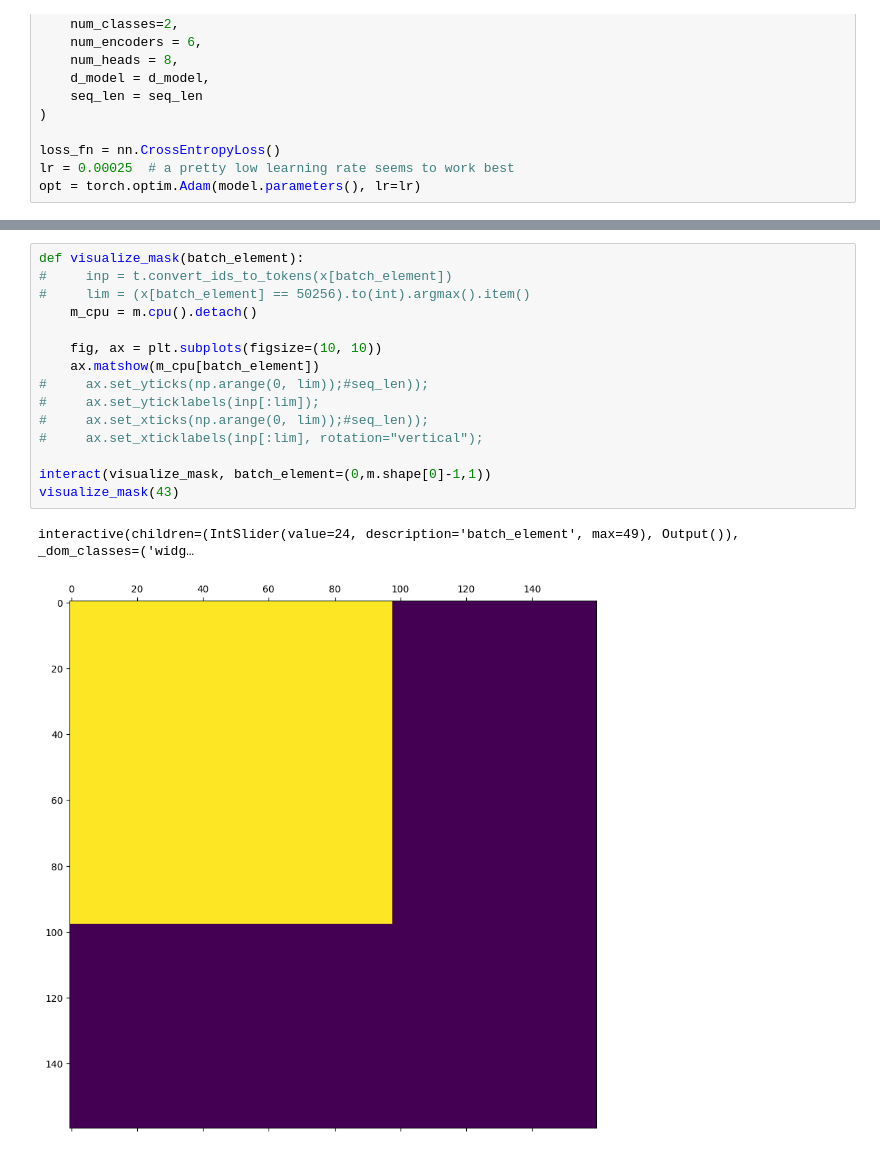
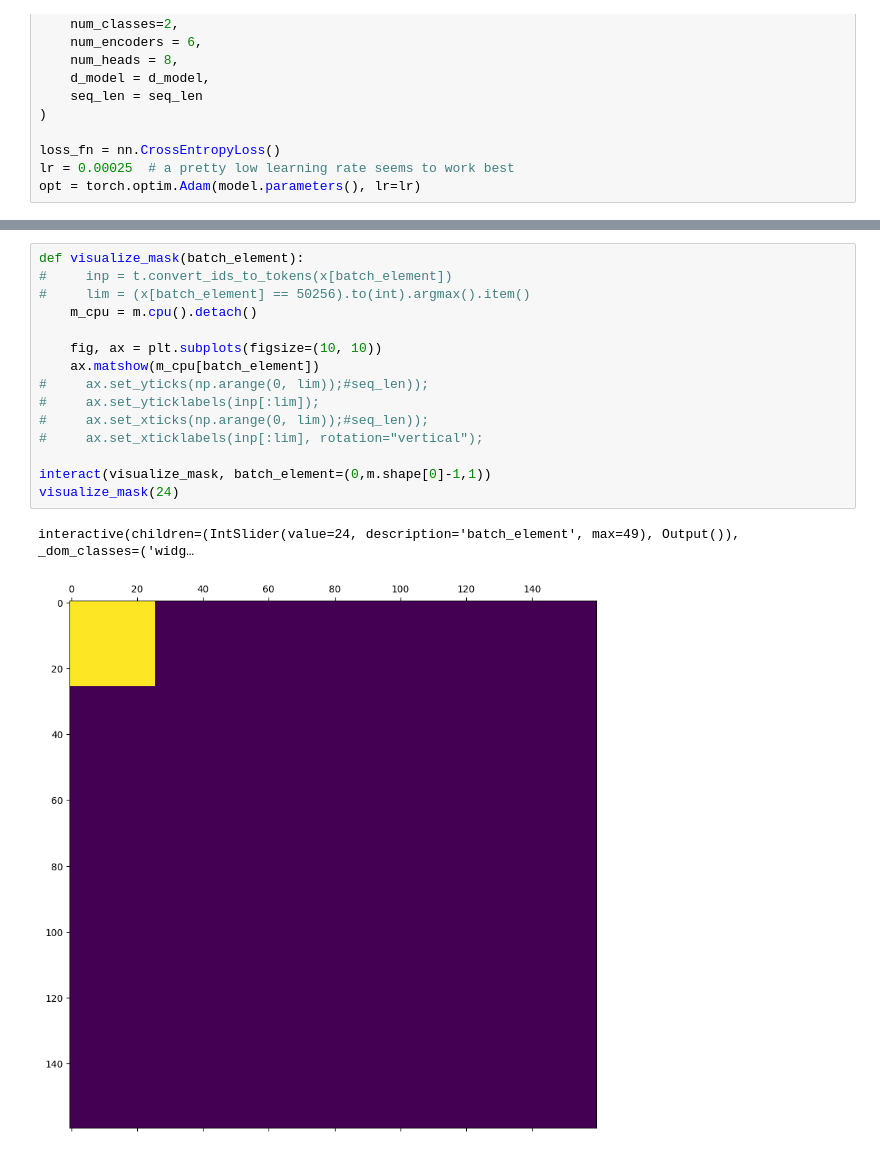
Before and after one commit to culv/transformer_from_scratch, a Jupyter notebook: train_encoder.ipynb, the cells around one changed output, grey strips where cells are left out. Cells and saved outputs as stored; diff of their text form.

```diff
--- a/train_encoder.ipynb
+++ b/train_encoder.ipynb
@@ -215,18 +213,18 @@ interactive(children=(IntSlider(value=24, description='batch_element', max=49),
 # %%
 def visualize_mask(batch_element):
 #     inp = t.convert_ids_to_tokens(x[batch_element])
 #     lim = (x[batch_element] == 50256).to(int).argmax().item()
     m_cpu = m.cpu().detach()
 
     fig, ax = plt.subplots(figsize=(10, 10))
     ax.matshow(m_cpu[batch_element])
 #     ax.set_yticks(np.arange(0, lim));#seq_len));
 #     ax.set_yticklabels(inp[:lim]);
 #     ax.set_xticks(np.arange(0, lim));#seq_len));
 #     ax.set_xticklabels(inp[:lim], rotation="vertical");
 
 interact(visualize_mask, batch_element=(0,m.shape[0]-1,1))
-visualize_mask(43)
+visualize_mask(24)
 # %% [output]
 interactive(children=(IntSlider(value=24, description='batch_element', max=49), Output()), _dom_classes=('widg…
-[figure, old version]
+[figure, new version]
```
Also changed, not shown: parts of 4 cells of this notebook.
